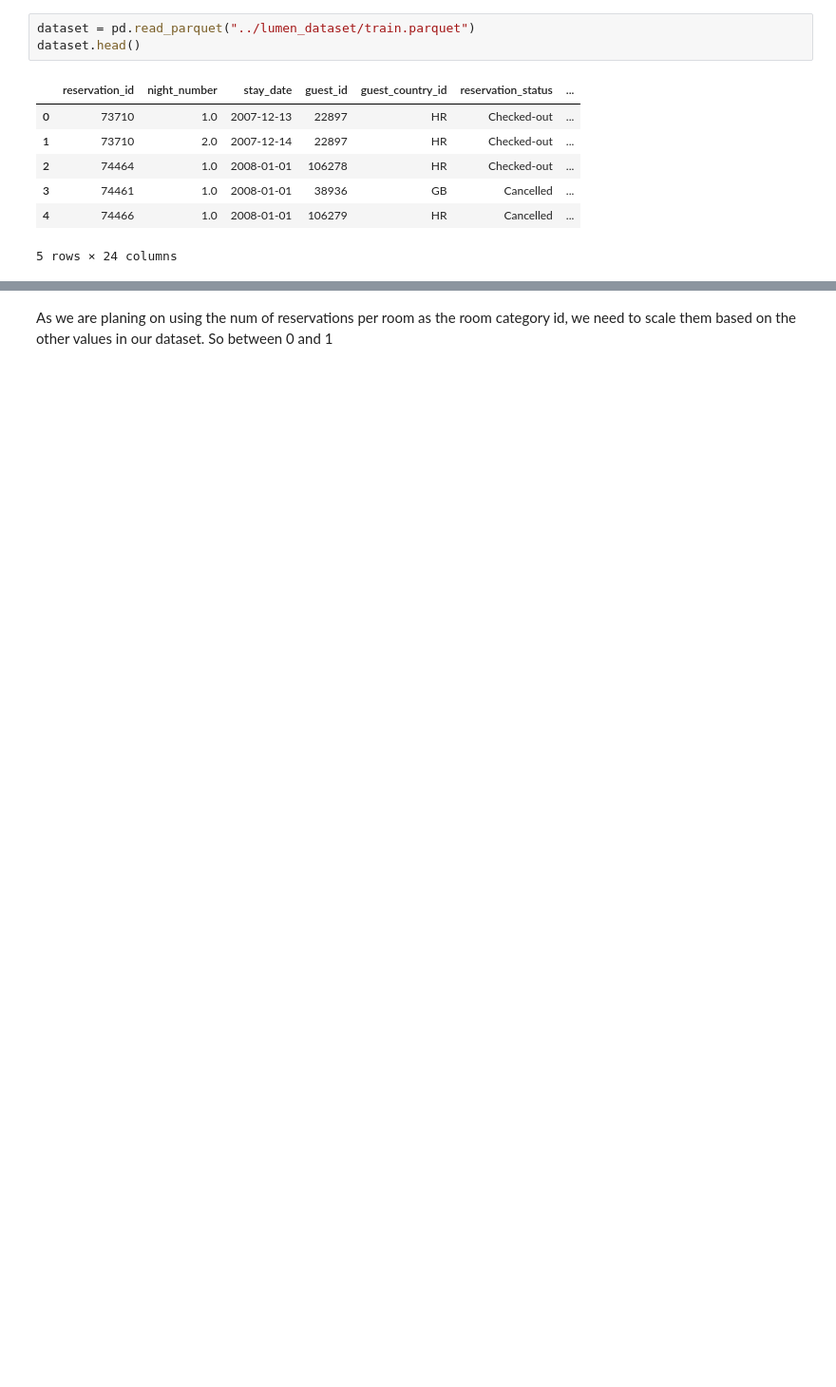
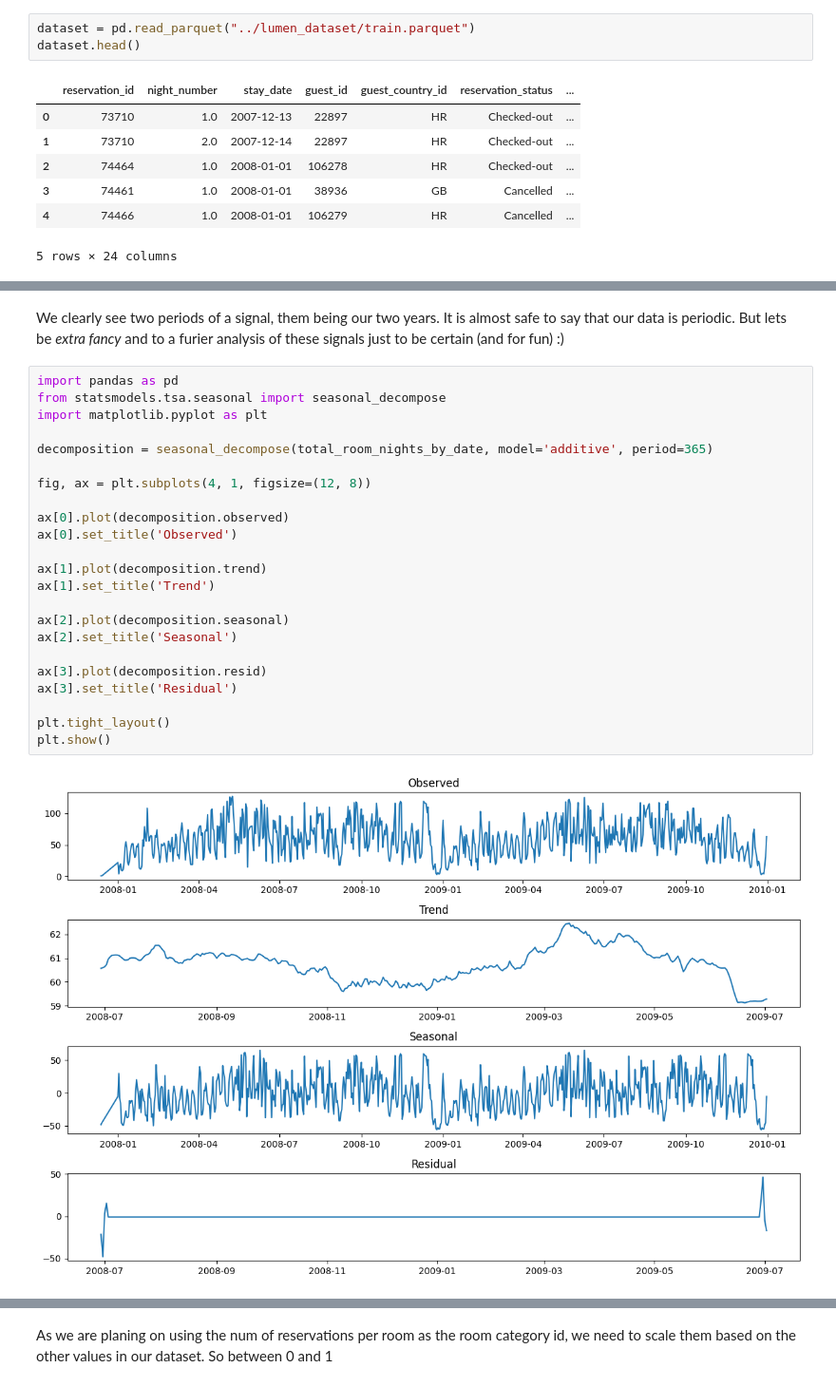
Before and after one commit to usernamenenad/Lumen, a Jupyter notebook: src/borisDataset.ipynb, the cells around one changed output, grey strips where cells are left out. Shown at 95% size. Saved outputs shown, nothing was run; the diff lists cells and outputs as text; blank space fills up the shorter version.

```diff
--- a/src/borisDataset.ipynb
+++ b/src/borisDataset.ipynb
@@ -46,0 +203,27 @@ print(reservations_per_room_type_2008)
+# %% [markdown]
+We clearly see two periods of a signal, them being our two years. It is almost safe to say that our data is periodic. But lets be *extra fancy* and to a furier analysis of these signals just to be certain (and for fun) :)
+# %%
+import pandas as pd
+from statsmodels.tsa.seasonal import seasonal_decompose
+import matplotlib.pyplot as plt
+
+decomposition = seasonal_decompose(total_room_nights_by_date, model='additive', period=365)
+
+fig, ax = plt.subplots(4, 1, figsize=(12, 8))
+
+ax[0].plot(decomposition.observed)
+ax[0].set_title('Observed')
+
+ax[1].plot(decomposition.trend)
+ax[1].set_title('Trend')
+
+ax[2].plot(decomposition.seasonal)
+ax[2].set_title('Seasonal')
+
+ax[3].plot(decomposition.resid)
+ax[3].set_title('Residual')
+
+plt.tight_layout()
+plt.show()
+# %% [output]
+[figure, added]
```
Also changed, not shown: parts of 43 cells of this notebook.
